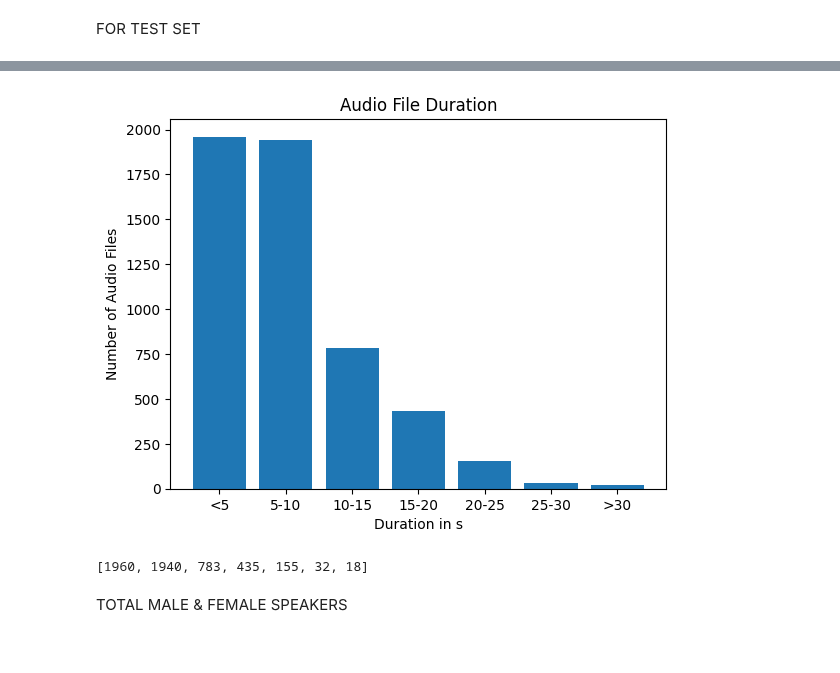
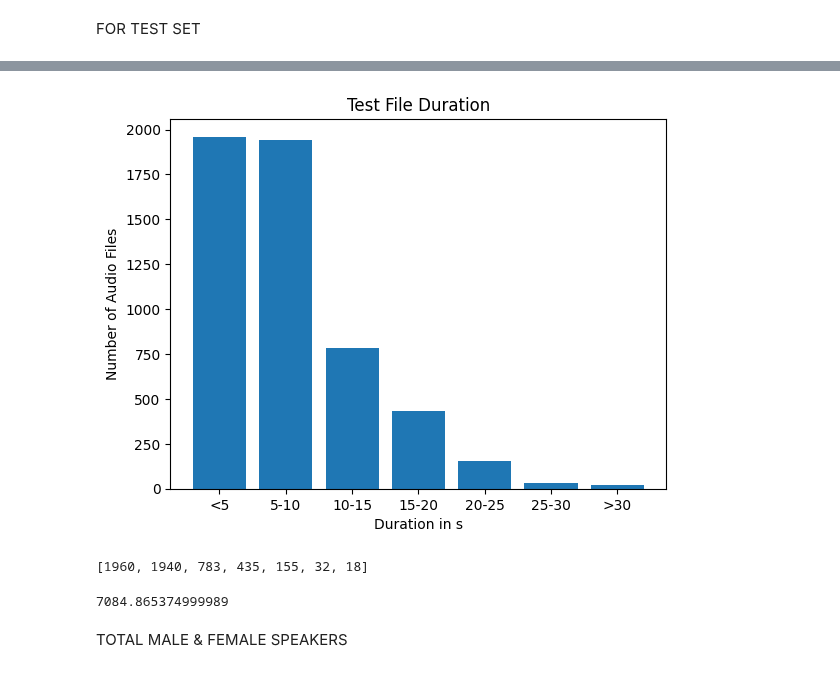
Before and after one commit to SinghSahitya/accentify, a Jupyter notebook: data_analysis.ipynb, the cells around one changed output, grey strips where cells are left out. Drawn from its saved outputs; the diff is of its cells as text; code cells hidden in the pictures.

```diff
--- a/data_analysis.ipynb
+++ b/data_analysis.ipynb
@@ -9,7 +9,7 @@ import librosa
 # %% [markdown]
 FOR TRAIN SET
 # %%
-test_files = glob.glob("d:\\Deep_Learning\\Accentify\\data\\LibreSpeech\\LibriSpeech\\train-clean-100\\**\\**\\*.flac")
+test_files = glob.glob("d:\\Deep_Learning\\Accentify\\Database\\train\\**\\**\\*.flac")
 len(test_files)
 # %% [output]
 28539
@@ -64,8 +68,7 @@ btw5_10 =0
 btw10_15 =0
 btw15_20=0
 btw20_25=0
-btw25_30=0
-above30=0
+
 
 for i in duration:
     if (i<5):
@@ -78,21 +81,12 @@ for i in duration:
         btw15_20+=1
     elif (20<=i<25):
         btw20_25+=1
-    elif (25<=i<30):
-        btw25_30+=1
-    else:
-        above30+=1
 
-duration_bar_y = [under5,
-btw5_10,
-btw10_15,
-btw15_20,
-btw20_25,
-btw25_30,
-above30]
-duration_bar_x = ['<5', '5-10', '10-15', '15-20', '20-25', '25-30', '>30']
 
-plt.title('Test File Duration')
+duration_bar_y = [under5,btw5_10,btw10_15,btw15_20,btw20_25]
+duration_bar_x = ['<5', '5-10', '10-15', '15-20', '20-25']
+
+plt.title('Train File Duration')
 plt.xlabel('Duration in s')
 plt.ylabel('Number of Audio Files')
 plt.bar(duration_bar_x,duration_bar_y)
@@ -114,7 +108,7 @@ print(usable_time/3600) #in hrs
 # %% [markdown]
 FOR TEST SET
 # %%
-audio_files = glob.glob("d:\\Deep_Learning\\Accentify\\data\\LibreSpeech\\LibriSpeech\\train-clean-100\\**\\**\\*.wav")
+audio_files = glob.glob("d:\\Deep_Learning\\Accentify\\Database\\test\\**\\**\\*.wav")
 # %%
 len(audio_files)
 # %% [output]
@@ -189,10 +174,12 @@ btw15_20=0
 btw20_25=0
 btw25_30=0
 above30=0
+time_under5 =0
 
 for i in duration:
     if (i<5):
         under5+=1
+        time_under5 += i
     elif (5<=i<10):
         btw5_10+=1
     elif (10<=i<15):
@@ -206,24 +193,22 @@ for i in duration:
     else:
         above30+=1
 # %%
-duration_bar_y = [under5,
-btw5_10,
-btw10_15,
-btw15_20,
-btw20_25,
-btw25_30,
-above30]
+duration_bar_y = [under5,btw5_10,btw10_15,btw15_20,btw20_25,btw25_30,above30]
 duration_bar_x = ['<5', '5-10', '10-15', '15-20', '20-25', '25-30', '>30']
 
-plt.title('Audio File Duration')
+plt.title('Test File Duration')
 plt.xlabel('Duration in s')
 plt.ylabel('Number of Audio Files')
 plt.bar(duration_bar_x,duration_bar_y)
 plt.show()
 print(duration_bar_y)
 # %% [output]
-[figure, old version]
+[figure, new version]
 [1960, 1940, 783, 435, 155, 32, 18]
+# %%
+time_under5
+# %% [output]
+7084.865374999989
 # %% [markdown]
 TOTAL MALE & FEMALE SPEAKERS
 # %%
```
Also changed, not shown: parts of 11 cells of this notebook.
